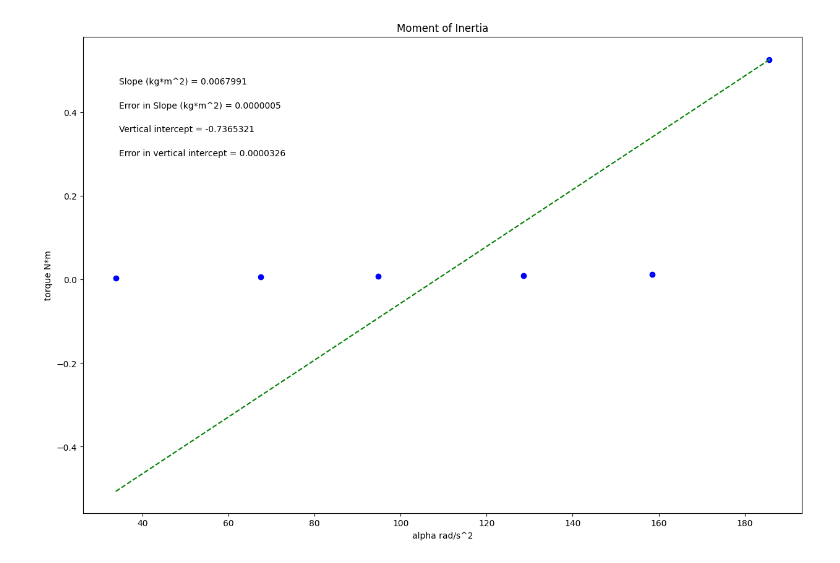
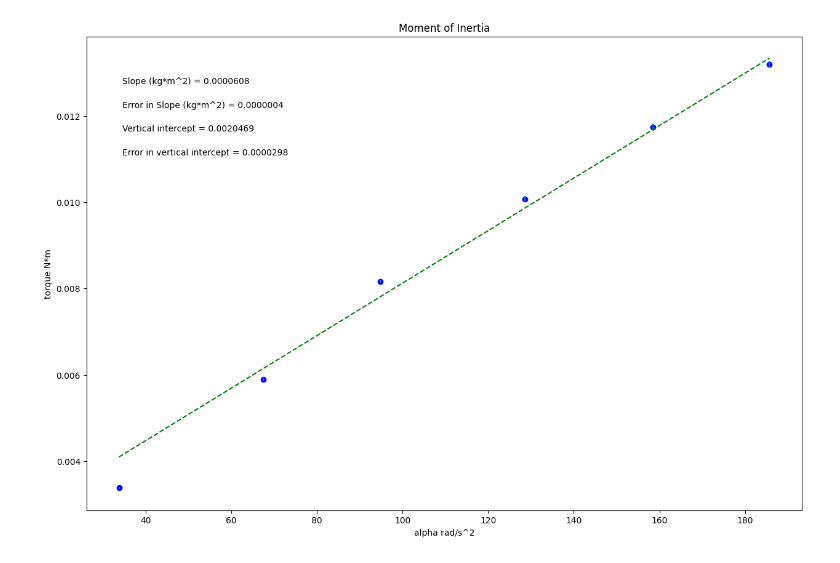
Before and after one commit to thenemisisstar/Physics-221-Lab, a Jupyter notebook: Lab_7_moment_of_inertia.ipynb, the cells around one changed output. Cells and saved outputs as stored; diff of their text form; code cells hidden in the pictures.

```diff
--- a/Lab_7_moment_of_inertia.ipynb
+++ b/Lab_7_moment_of_inertia.ipynb
@@ -21,9 +21,9 @@ import matplotlib.pyplot as plt
 
 alpha = np.array([33.76623377, 67.53246753, 94.80519481, 128.5714286, 158.4415584, 185.7142857])
 
-torque = np.array([0.003387014, 0.005895305, 0.00816853, 0.010067781, 0.011731104, 0.526376997])
+torque = np.array([0.003387014, 0.005895305, 0.00816853, 0.010067781, 0.011731104, 0.013188498])
 
-err_torque = np.array([2.21809E-05, 3.86072E-05, 3.28838E-05, 6.73438E-05, 8.49997E-05, 0.003209125])
+err_torque = np.array([2.21809E-05, 3.86072E-05, 3.28838E-05, 6.73438E-05, 8.49997E-05, 8.04054E-05])
 
 
 
@@ -92,31 +92,31 @@ elif annotation_placement==3 or annotation_placement==4:
 #Don't need to change anything in this section!
 
 #Plot data on graph. Plot error bars and place values for slope,
 #error in slope, and vertical intercept (plus error) on the plot using "annotate"
 
 plt.figure(figsize=(15,10))
 
 plt.plot(x, fit, color='green', linestyle='--')
 plt.scatter(x, y, color='blue', marker='o')
 
 plt.xlabel(x_label)
 plt.ylabel(y_label)
 plt.title(plot_title)
 
 plt.errorbar(x, y, yerr=dy, xerr=None, fmt="none") #don't need to plot x error bars
 
 plt.annotate('Slope ({}) = {value:.{digits}f}'.format(slope_units,value=m, digits=7),
              (xpos, ypos[0]), xycoords='axes fraction')
 
 plt.annotate('Error in Slope ({}) = {value:.{digits}f}'.format(slope_units,value=dm, digits=7),
              (xpos, ypos[1]), xycoords='axes fraction')
 
 plt.annotate('Vertical intercept = {value:.{digits}f}'.format(value=b, digits=7),
              (xpos, ypos[2]), xycoords='axes fraction')
 
 plt.annotate('Error in vertical intercept = {value:.{digits}f}'.format(value=db, digits=7),
              (xpos, ypos[3]), xycoords='axes fraction')
 
 plt.show()
 # %% [output]
-[figure, old version]
+[figure, new version]
```
